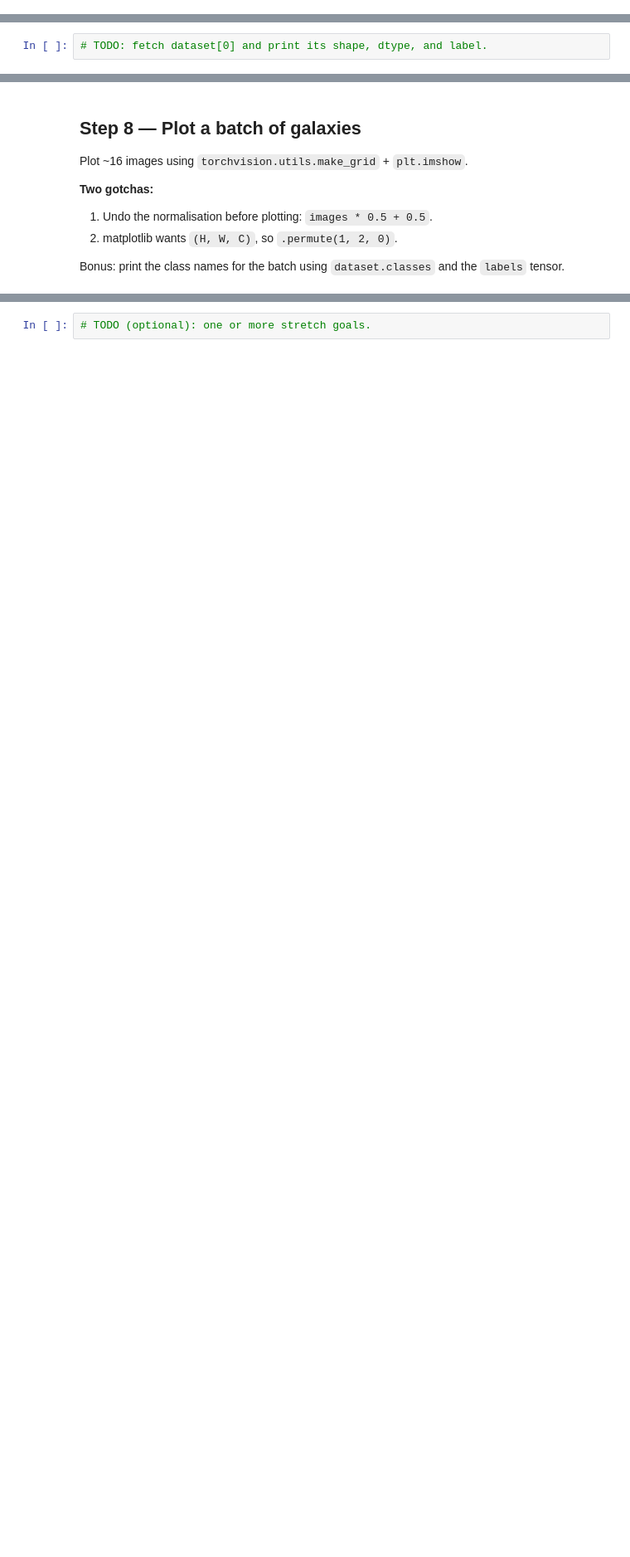
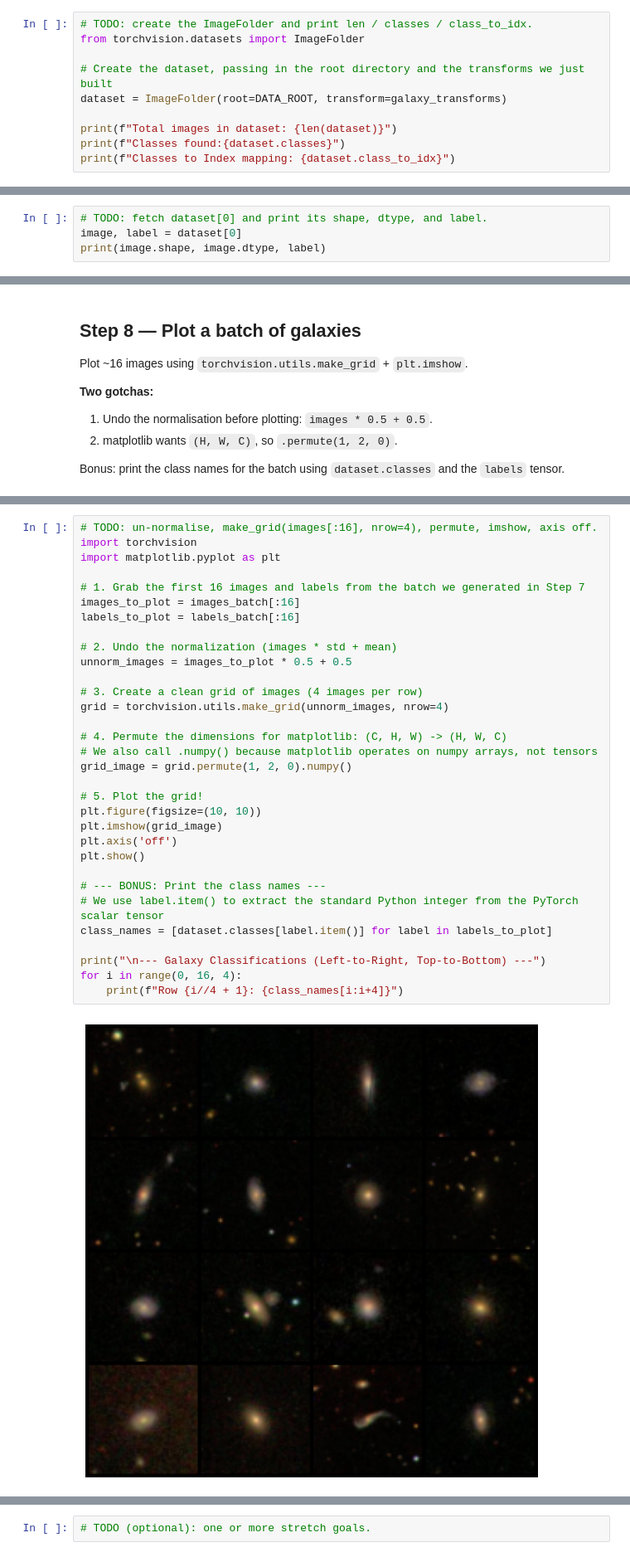
Before and after one commit to itxprashant/csot-ml-astronomy, a Jupyter notebook: Submissions/SameerSawant/week1/part2_myAttempt.ipynb, the cells around one changed output, grey strips where cells are left out. Shown at 83% size. Saved outputs shown, nothing was run; the diff lists cells and outputs as text; blank space fills up the shorter version.

```diff
--- a/Submissions/SameerSawant/week1/part2_myAttempt.ipynb
+++ b/Submissions/SameerSawant/week1/part2_myAttempt.ipynb
@@ -421,0 +412,10 @@ Create `dataset = ImageFolder(root=DATA_ROOT, transform=transform)`. Print `len(
+# %%
+# TODO: create the ImageFolder and print len / classes / class_to_idx.
+from torchvision.datasets import ImageFolder
+
+# Create the dataset, passing in the root directory and the transforms we just built
+dataset = ImageFolder(root=DATA_ROOT, transform=galaxy_transforms)
+
+print(f"Total images in dataset: {len(dataset)}")
+print(f"Classes found:{dataset.classes}")
+print(f"Classes to Index mapping: {dataset.class_to_idx}")
@@ -423,3 +462,5 @@ Create `dataset = ImageFolder(root=DATA_ROOT, transform=transform)`. Print `len(
 ## Step 6 — Fetch a single sample
 # %%
 # TODO: fetch dataset[0] and print its shape, dtype, and label.
+image, label = dataset[0]
+print(image.shape, image.dtype, label)
@@ -441,0 +513,34 @@ Bonus: print the class names for the batch using `dataset.classes` and the `labe
+# %%
+# TODO: un-normalise, make_grid(images[:16], nrow=4), permute, imshow, axis off.
+import torchvision
+import matplotlib.pyplot as plt
+
+# 1. Grab the first 16 images and labels from the batch we generated in Step 7
+images_to_plot = images_batch[:16]
+labels_to_plot = labels_batch[:16]
+
+# 2. Undo the normalization (images * std + mean)
+unnorm_images = images_to_plot * 0.5 + 0.5
+
+# 3. Create a clean grid of images (4 images per row)
+grid = torchvision.utils.make_grid(unnorm_images, nrow=4)
+
+# 4. Permute the dimensions for matplotlib: (C, H, W) -> (H, W, C)
+# We also call .numpy() because matplotlib operates on numpy arrays, not tensors
+grid_image = grid.permute(1, 2, 0).numpy()
+
+# 5. Plot the grid!
+plt.figure(figsize=(10, 10))
+plt.imshow(grid_image)
+plt.axis('off')
+plt.show()
+
+# --- BONUS: Print the class names ---
+# We use label.item() to extract the standard Python integer from the PyTorch scalar tensor
+class_names = [dataset.classes[label.item()] for label in labels_to_plot]
+
+print("\n--- Galaxy Classifications (Left-to-Right, Top-to-Bottom) ---")
+for i in range(0, 16, 4):
+    print(f"Row {i//4 + 1}: {class_names[i:i+4]}")
+# %% [output]
+[figure, added]
```
Also changed, not shown: parts of 14 cells of this notebook.
